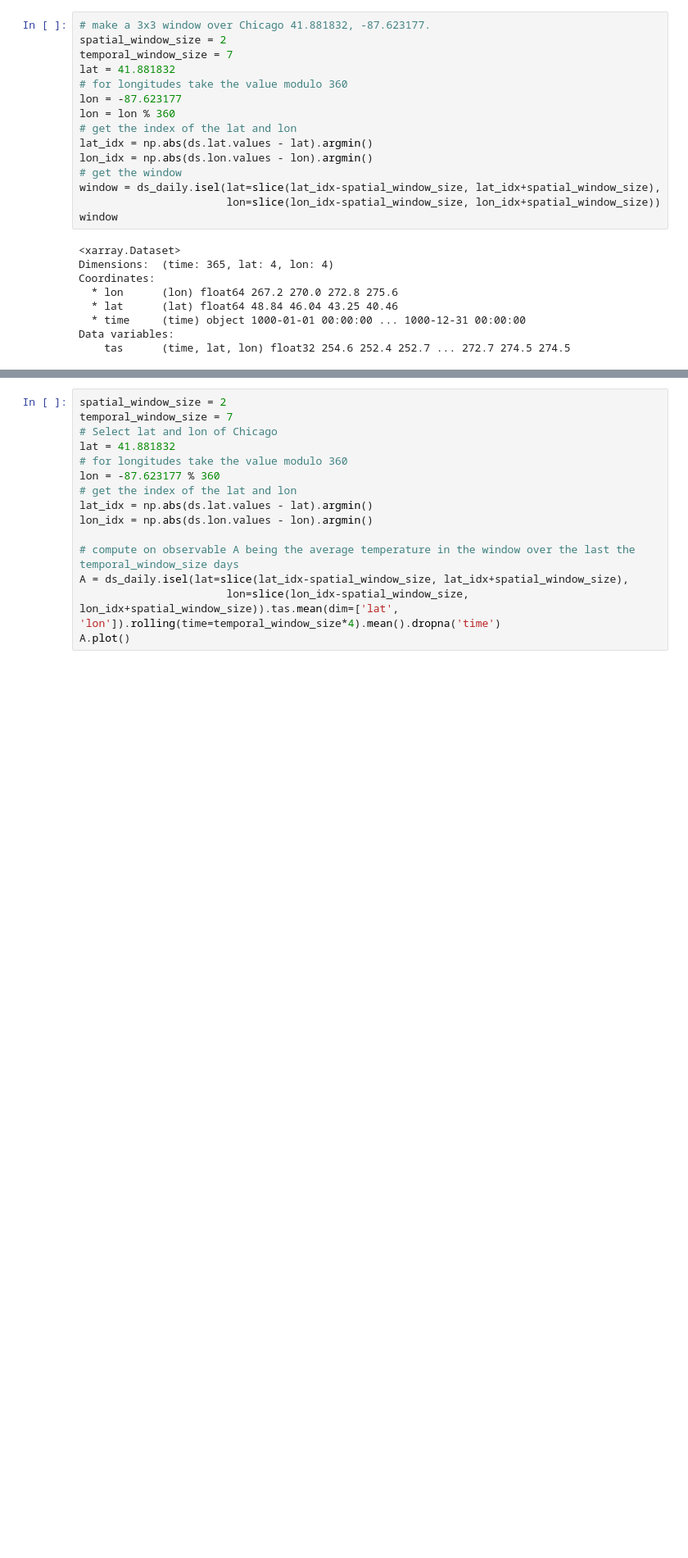
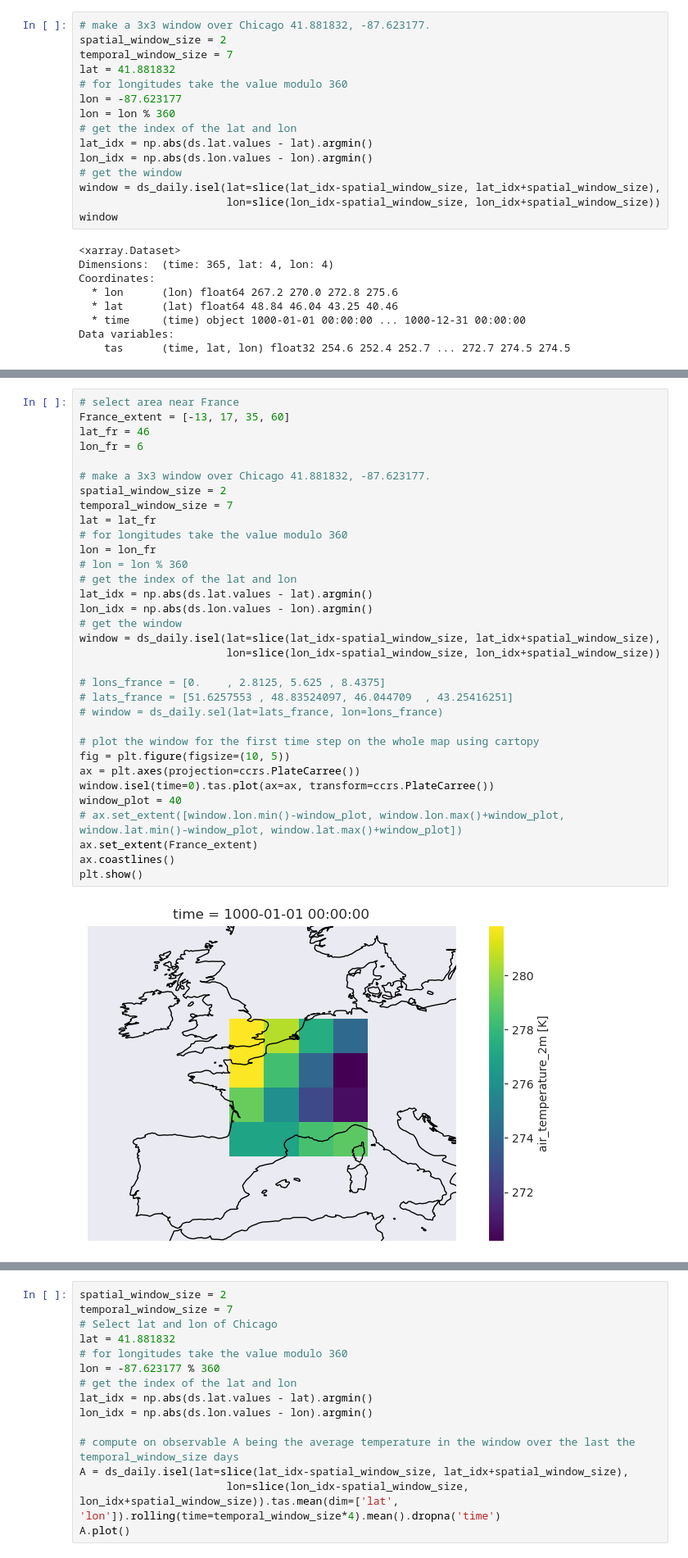
Before and after one commit to amaurylancelin/EVT_rosbypalooza, a Jupyter notebook: explo.ipynb, the cells around one changed output, grey strips where cells are left out. Shown at 82% size. Saved outputs shown, nothing was run; the diff lists cells and outputs as text; blank space fills up the shorter version.

```diff
--- a/explo.ipynb
+++ b/explo.ipynb
@@ -128,0 +129,35 @@ plt.show()
+# %%
+# select area near France
+France_extent = [-13, 17, 35, 60]
+lat_fr = 46
+lon_fr = 6
+
+# make a 3x3 window over Chicago 41.881832, -87.623177.
+spatial_window_size = 2
+temporal_window_size = 7
+lat = lat_fr
+# for longitudes take the value modulo 360
+lon = lon_fr
+# lon = lon % 360
+# get the index of the lat and lon
+lat_idx = np.abs(ds.lat.values - lat).argmin()
+lon_idx = np.abs(ds.lon.values - lon).argmin()
+# get the window
+window = ds_daily.isel(lat=slice(lat_idx-spatial_window_size, lat_idx+spatial_window_size),
+                       lon=slice(lon_idx-spatial_window_size, lon_idx+spatial_window_size))
+
+# lons_france = [0.    , 2.8125, 5.625 , 8.4375]
+# lats_france = [51.6257553 , 48.83524097, 46.044709  , 43.25416251]
+# window = ds_daily.sel(lat=lats_france, lon=lons_france)
+
+# plot the window for the first time step on the whole map using cartopy
+fig = plt.figure(figsize=(10, 5))
+ax = plt.axes(projection=ccrs.PlateCarree())
+window.isel(time=0).tas.plot(ax=ax, transform=ccrs.PlateCarree())
+window_plot = 40
+# ax.set_extent([window.lon.min()-window_plot, window.lon.max()+window_plot, window.lat.min()-window_plot, window.lat.max()+window_plot])
+ax.set_extent(France_extent)
+ax.coastlines()
+plt.show()
+# %% [output]
+[figure, added]
```
Also changed, not shown: parts of 12 cells of this notebook, 1 other file.
